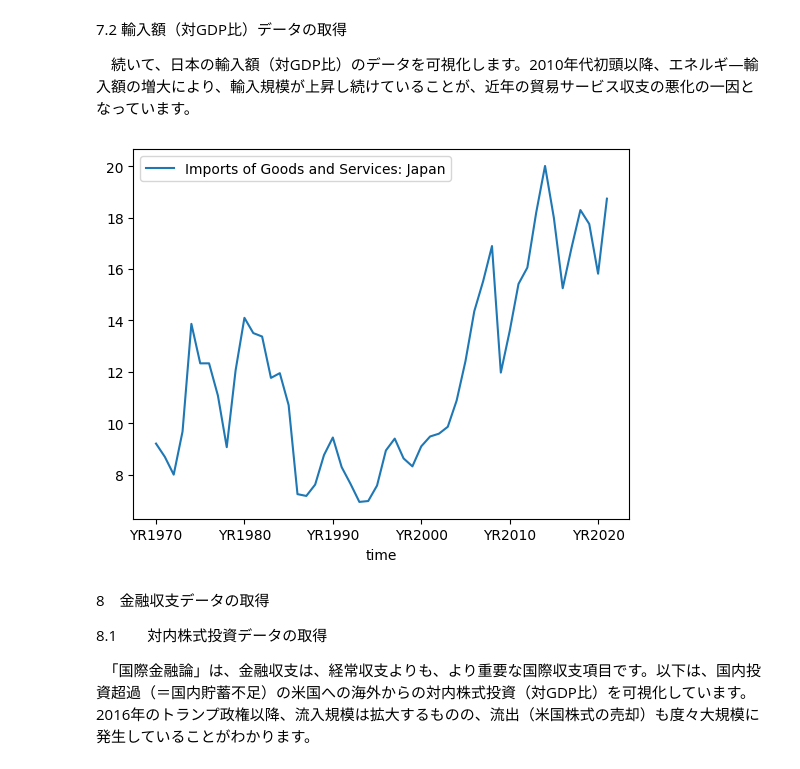
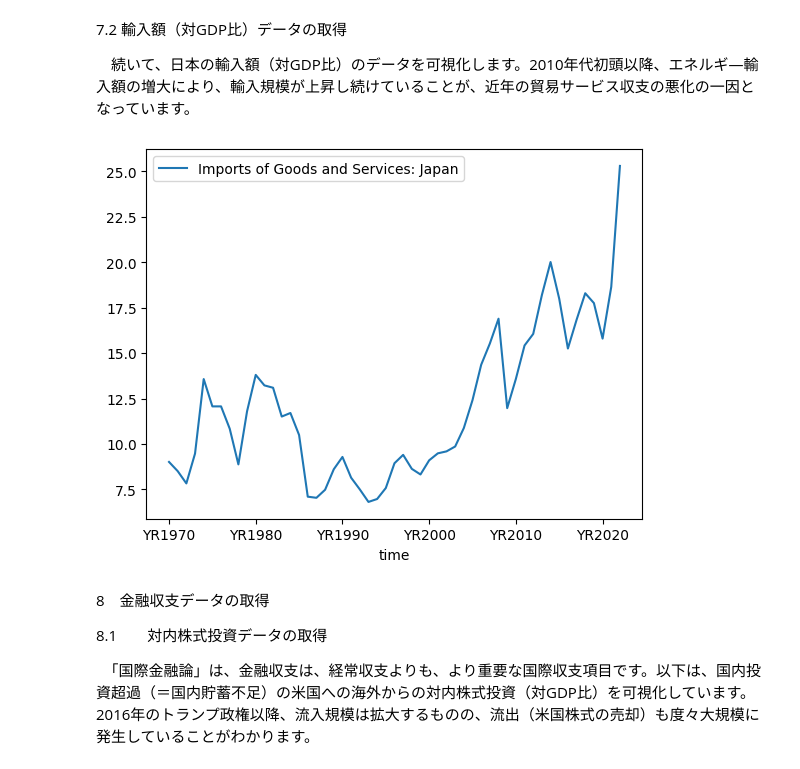
Before and after one commit to nagamamo/international_finance, a Jupyter notebook: 2_balance_of_payment_statistics.ipynb, the cells around one changed output. Cells and saved outputs as stored; diff of their text form; code cells hidden in the pictures.

```diff
--- a/2_balance_of_payment_statistics.ipynb
+++ b/2_balance_of_payment_statistics.ipynb
@@ -76,12 +78,12 @@ df.plot();
 # %%
 #[8]輸入対GDP比(日本)データの取得
 countries = ["JPN"]
 indicators = {'NE.IMP.GNFS.ZS':'Imports of Goods and Services Japan'}
-df=wb.data.DataFrame(indicators,countries, time=range(1970, 2022), skipBlanks=True, columns='series')
+df=wb.data.DataFrame(indicators,countries, time=range(1970, 2023), skipBlanks=True, columns='series')
 df.rename(columns={'NE.IMP.GNFS.ZS': 'Imports of Goods and Services: Japan'},inplace=True) #変数名の修正
 df.plot();
 # %% [output]
-[figure, old version]
+[figure, new version]
 # %% [markdown]
 8　金融収支データの取得
 
```
Also changed, not shown: parts of 4 cells of this notebook.
